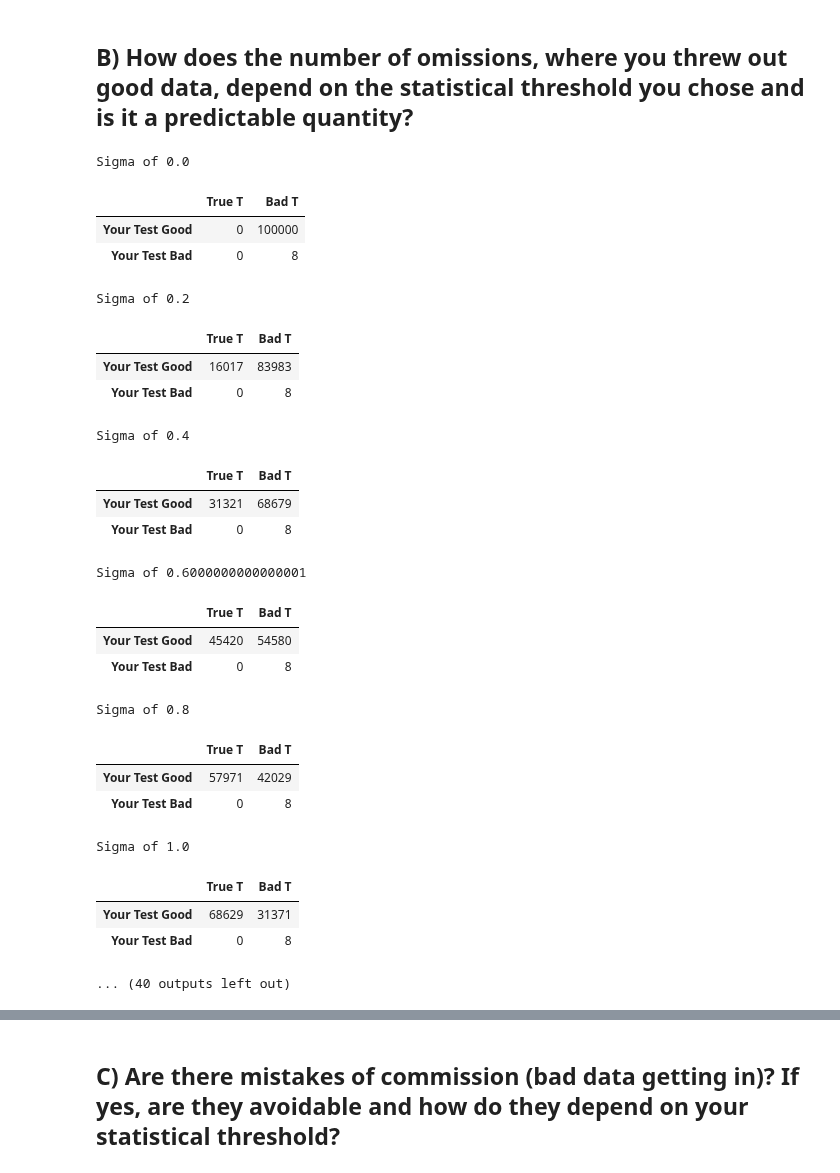
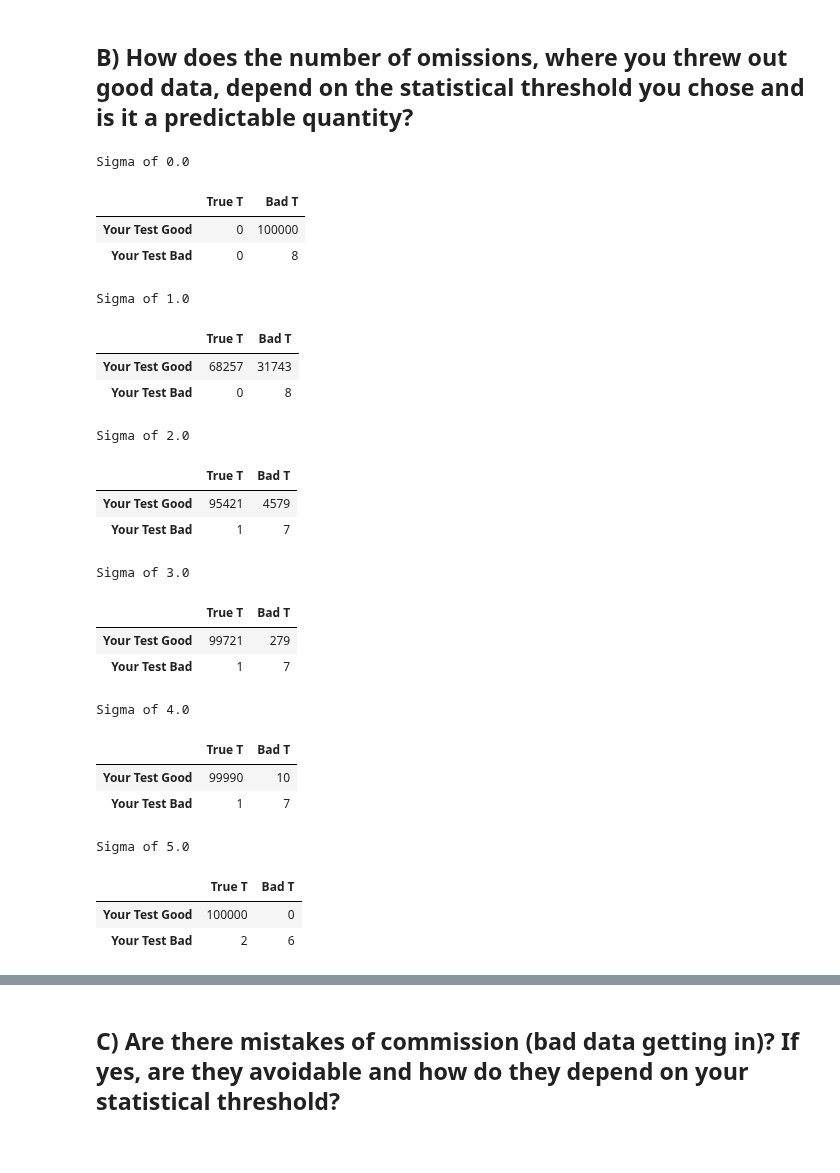
Before and after one commit to WyattOtsuka/PHYS434, a Jupyter notebook: lab3.ipynb, the cells around one changed output, grey strips where cells are left out. Drawn from its saved outputs; the diff is of its cells as text; code cells hidden in the pictures.

```diff
--- a/lab3.ipynb
+++ b/lab3.ipynb
@@ -77,45 +77,46 @@ makeTable(real,fake,12,0.4,5)
 # %% [markdown]
 ## B) How does the number of omissions, where you threw out good data, depend on the statistical threshold you chose and is it a predictable quantity?
 # %%
-#Tables for threshold of 1-5 sigma, every 0.2 sigma
+#Tables for threshold of 1-5 sigma, every 0.1 sigma
 goodtrue = []
 goodbad = []
 badtrue = []
 badbad = []
-for i in np.linspace(0,5,26):
-    print("Sigma of " + str(i))
+for i in np.linspace(0,5,51):
+
     scores = sort(real,fake,12,0.4,i)
     goodtrue.append(scores[0])
     goodbad.append(scores[1])
     badtrue.append(scores[2])
     badbad.append(scores[3])
-    makeTable(real,fake,12,0.4,i)
+    if (i * 10) % 10 == 0:
+        print("Sigma of " + str(i))
+        makeTable(real,fake,12,0.4,i)
 # %% [output]
 Sigma of 0.0
 |  | True T | Bad T |
 | Your Test Good | 0 | 100000 |
 | Your Test Bad | 0 | 8 |
-Sigma of 0.2
+Sigma of 1.0
 |  | True T | Bad T |
-| Your Test Good | 16017 | 83983 |
+| Your Test Good | 68257 | 31743 |
 | Your Test Bad | 0 | 8 |
-Sigma of 0.4
+Sigma of 2.0
 |  | True T | Bad T |
-| Your Test Good | 31321 | 68679 |
-| Your Test Bad | 0 | 8 |
+| Your Test Good | 95421 | 4579 |
+| Your Test Bad | 1 | 7 |
-Sigma of 0.6000000000000001
+Sigma of 3.0
 |  | True T | Bad T |
-| Your Test Good | 45420 | 54580 |
-| Your Test Bad | 0 | 8 |
+| Your Test Good | 99721 | 279 |
+| Your Test Bad | 1 | 7 |
-Sigma of 0.8
+Sigma of 4.0
 |  | True T | Bad T |
-| Your Test Good | 57971 | 42029 |
-| Your Test Bad | 0 | 8 |
+| Your Test Good | 99990 | 10 |
+| Your Test Bad | 1 | 7 |
-Sigma of 1.0
+Sigma of 5.0
 |  | True T | Bad T |
-| Your Test Good | 68629 | 31371 |
-| Your Test Bad | 0 | 8 |
+| Your Test Good | 100000 | 0 |
+| Your Test Bad | 2 | 6 |
-... (40 outputs left out)
 # %%
 
 fig, ax = plt.subplots(1,1)
```
Also changed, not shown: parts of 7 cells of this notebook, 1 other file.
